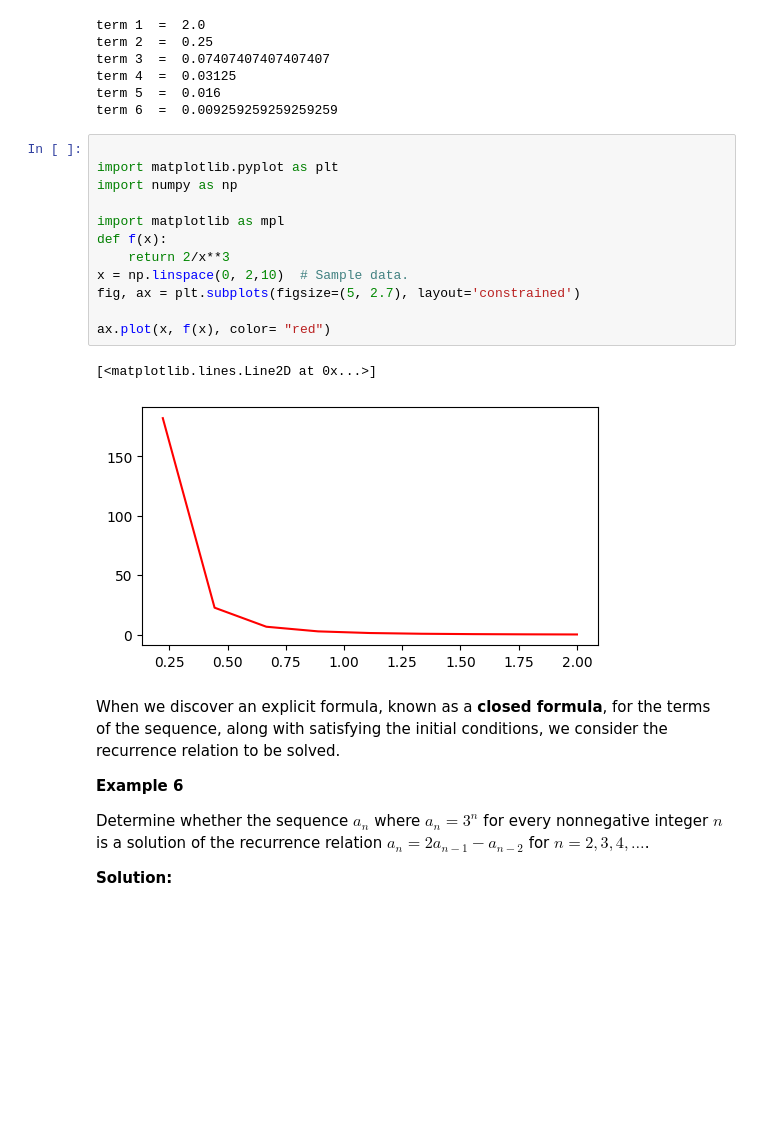
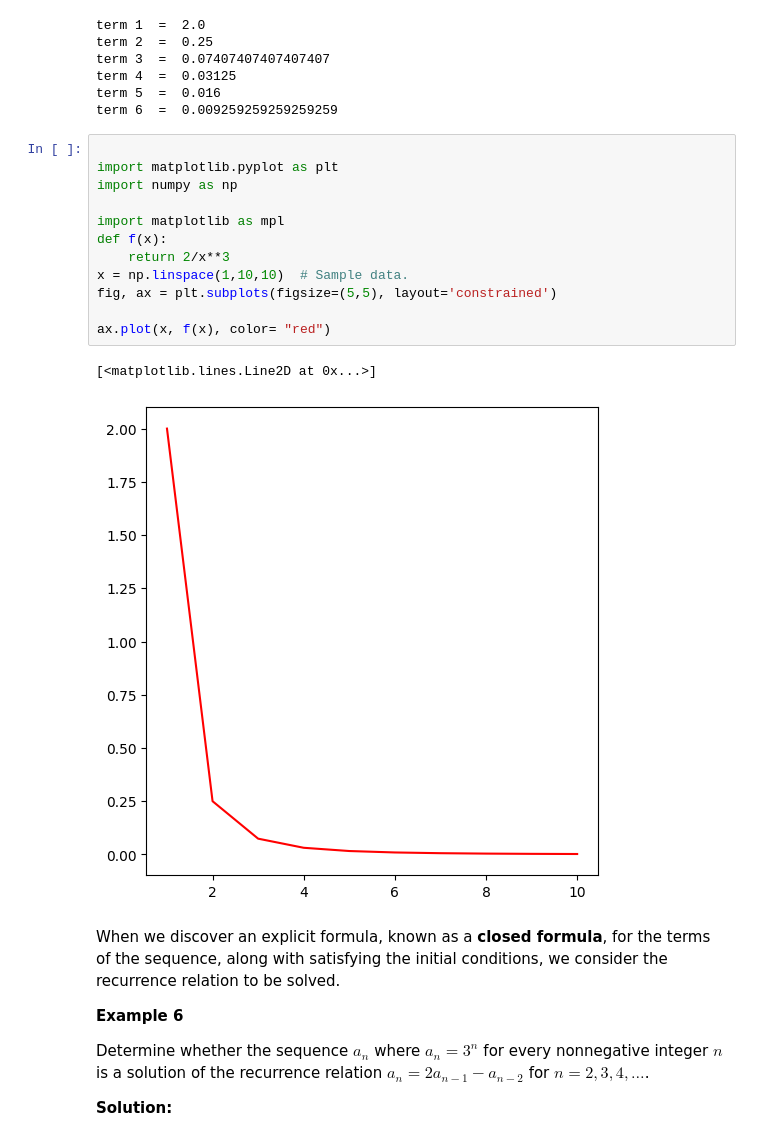
Before and after one commit to jmcmeen/discrete-structures, a Jupyter notebook: 02_sequences.ipynb, the cells around one changed output. Cells and saved outputs as stored; diff of their text form; blank space fills up the shorter version.

```diff
--- a/02_sequences.ipynb
+++ b/02_sequences.ipynb
@@ -247,18 +247,18 @@ term 6  =  0.009259259259259259
 # %%
 
 import matplotlib.pyplot as plt
 import numpy as np
 
 import matplotlib as mpl
 def f(x):
     return 2/x**3
-x = np.linspace(0, 2,10)  # Sample data.
-fig, ax = plt.subplots(figsize=(5, 2.7), layout='constrained')
+x = np.linspace(1,10,10)  # Sample data.
+fig, ax = plt.subplots(figsize=(5,5), layout='constrained')
 
 ax.plot(x, f(x), color= "red")
 # %% [output]
 [<matplotlib.lines.Line2D at 0x...>]
-[figure, old version]
+[figure, new version]
 # %% [markdown]
 When we discover an explicit formula, known as a **closed formula**, for the terms of the sequence, along with satisfying the initial conditions, we consider the recurrence relation to be solved.
 
```
Also changed, not shown: parts of 1 cell of this notebook.
